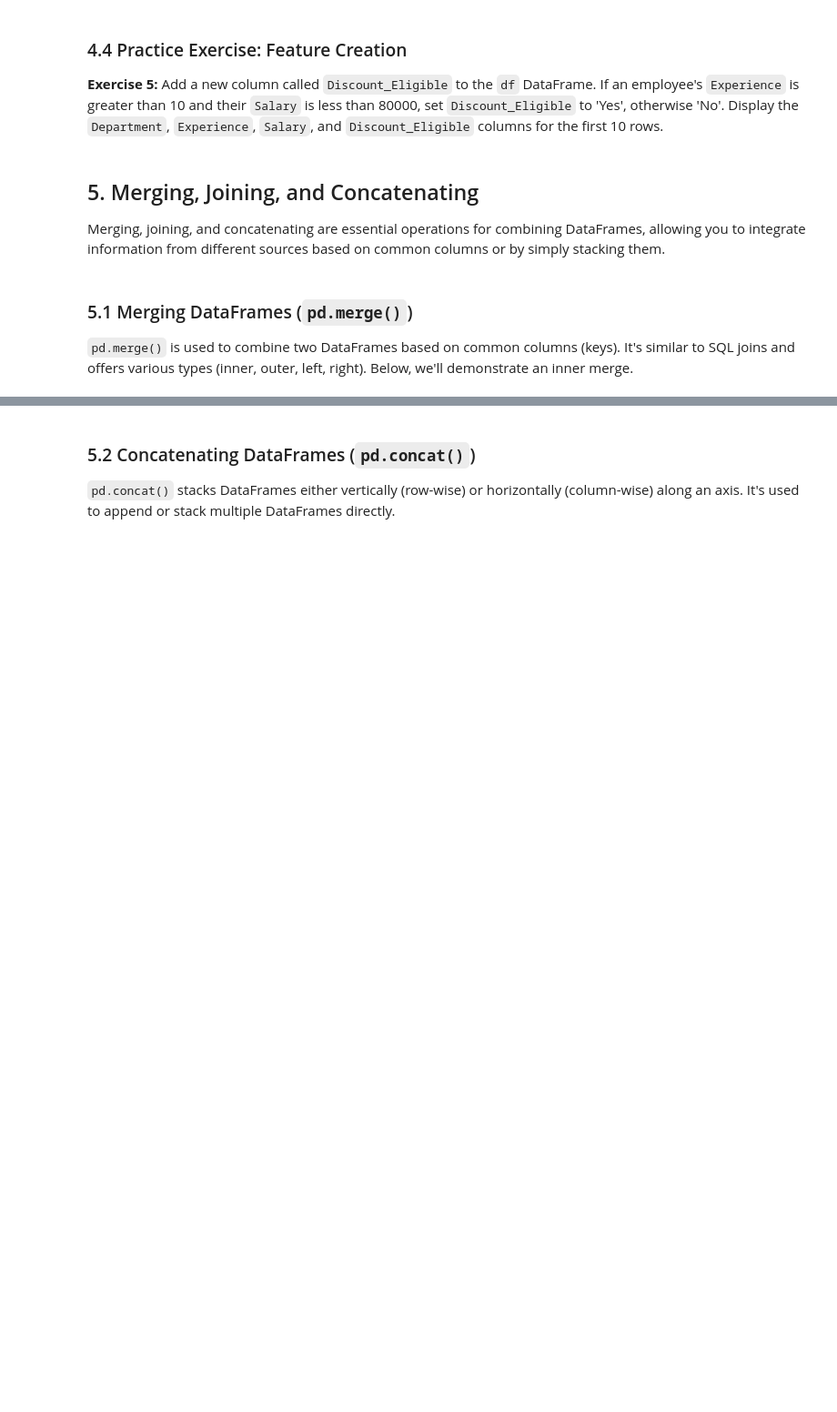
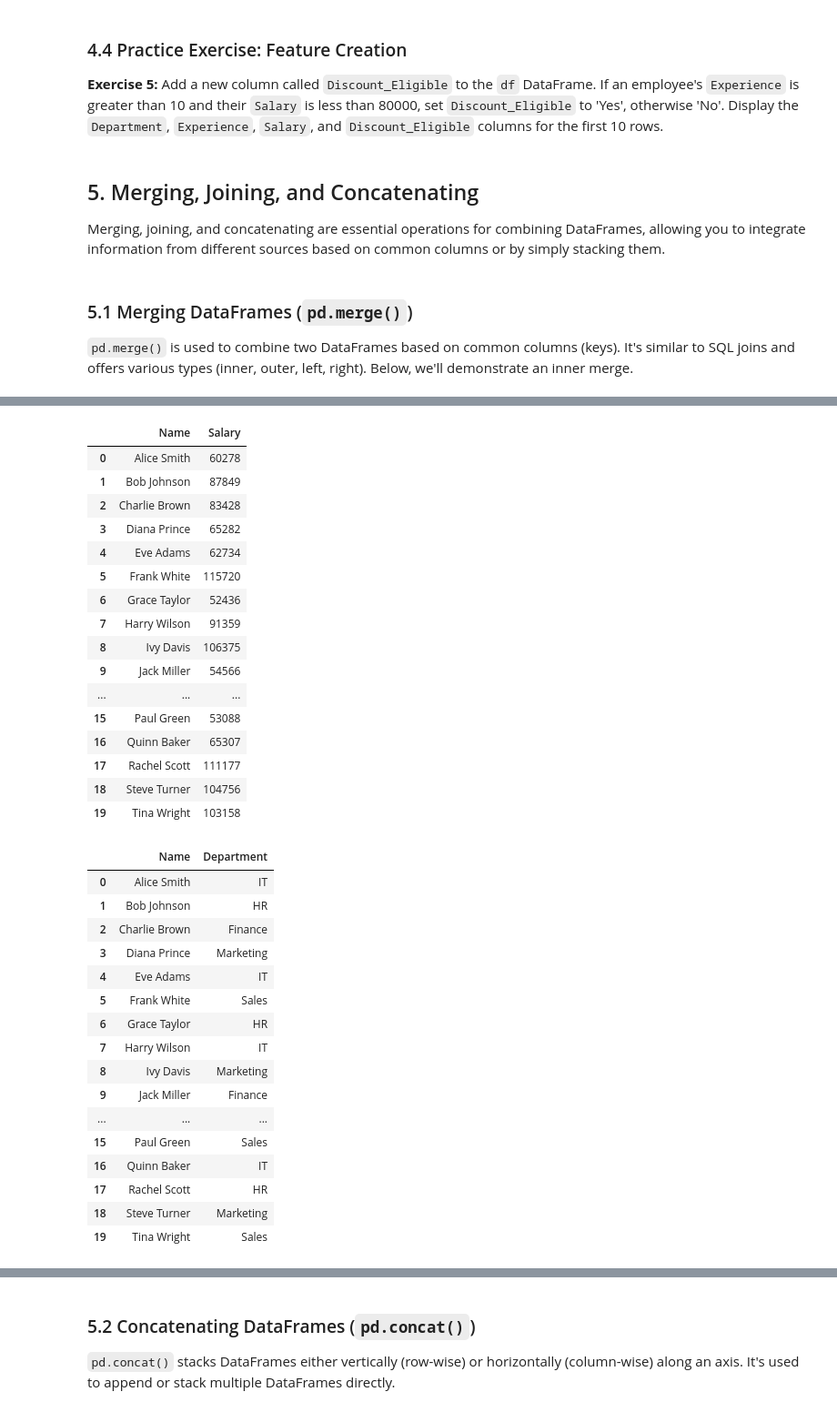
Before and after one commit to Mohamad-Selawy/Data-Analysis, a Jupyter notebook: Data Analysis/Level 1/3_Data_Transformation_&_Feature_Engineering.ipynb, the cells around one changed output, grey strips where cells are left out. Shown at 91% size. Cells and saved outputs as stored; diff of their text form; code cells hidden in the pictures; blank space fills up the shorter version.

```diff
--- a/Data Analysis/Level 1/3_Data_Transformation_&_Feature_Engineering.ipynb
+++ b/Data Analysis/Level 1/3_Data_Transformation_&_Feature_Engineering.ipynb
@@ -233,0 +182,42 @@ Left Merged DataFrame (all employees, with contact info where available):
+# %%
+df_salaries = df[['Name', 'Salary']]
+df_departments = df[['Name', 'Department']]
+#df_departments = df.loc[:5, ['Name', 'Department']]
+
+display(df_salaries)
+display(df_departments)
+# %% [output]
+|  | Name | Salary |
+| 0 | Alice Smith | 60278 |
+| 1 | Bob Johnson | 87849 |
+| 2 | Charlie Brown | 83428 |
+| 3 | Diana Prince | 65282 |
+| 4 | Eve Adams | 62734 |
+| 5 | Frank White | 115720 |
+| 6 | Grace Taylor | 52436 |
+| 7 | Harry Wilson | 91359 |
+| 8 | Ivy Davis | 106375 |
+| 9 | Jack Miller | 54566 |
+| ... | ... | ... |
+| 15 | Paul Green | 53088 |
+| 16 | Quinn Baker | 65307 |
+| 17 | Rachel Scott | 111177 |
+| 18 | Steve Turner | 104756 |
+| 19 | Tina Wright | 103158 |
+|  | Name | Department |
+| 0 | Alice Smith | IT |
+| 1 | Bob Johnson | HR |
+| 2 | Charlie Brown | Finance |
+| 3 | Diana Prince | Marketing |
+| 4 | Eve Adams | IT |
+| 5 | Frank White | Sales |
+| 6 | Grace Taylor | HR |
+| 7 | Harry Wilson | IT |
+| 8 | Ivy Davis | Marketing |
+| 9 | Jack Miller | Finance |
+| ... | ... | ... |
+| 15 | Paul Green | Sales |
+| 16 | Quinn Baker | IT |
+| 17 | Rachel Scott | HR |
+| 18 | Steve Turner | Marketing |
+| 19 | Tina Wright | Sales |
```
Also changed, not shown: parts of 6 cells of this notebook.
